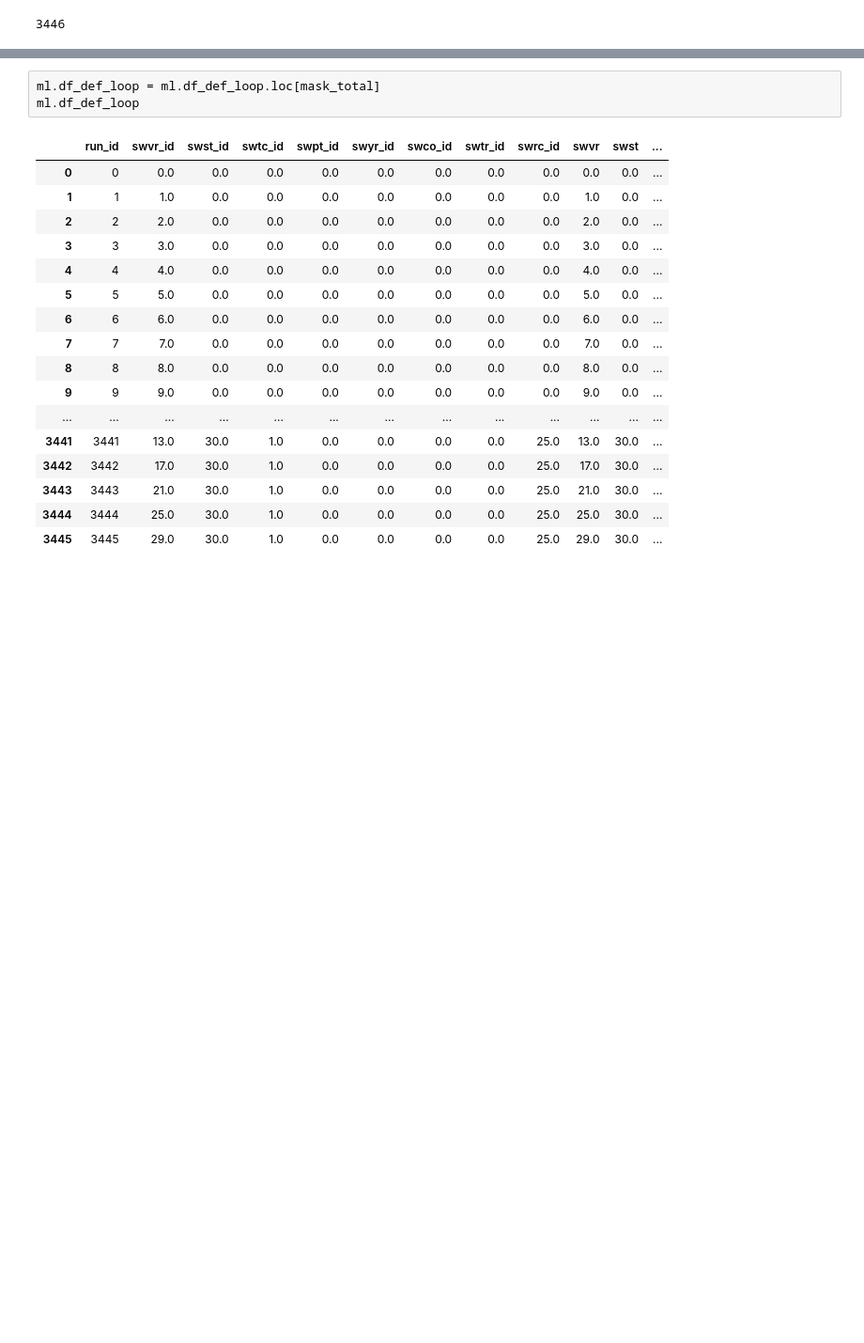
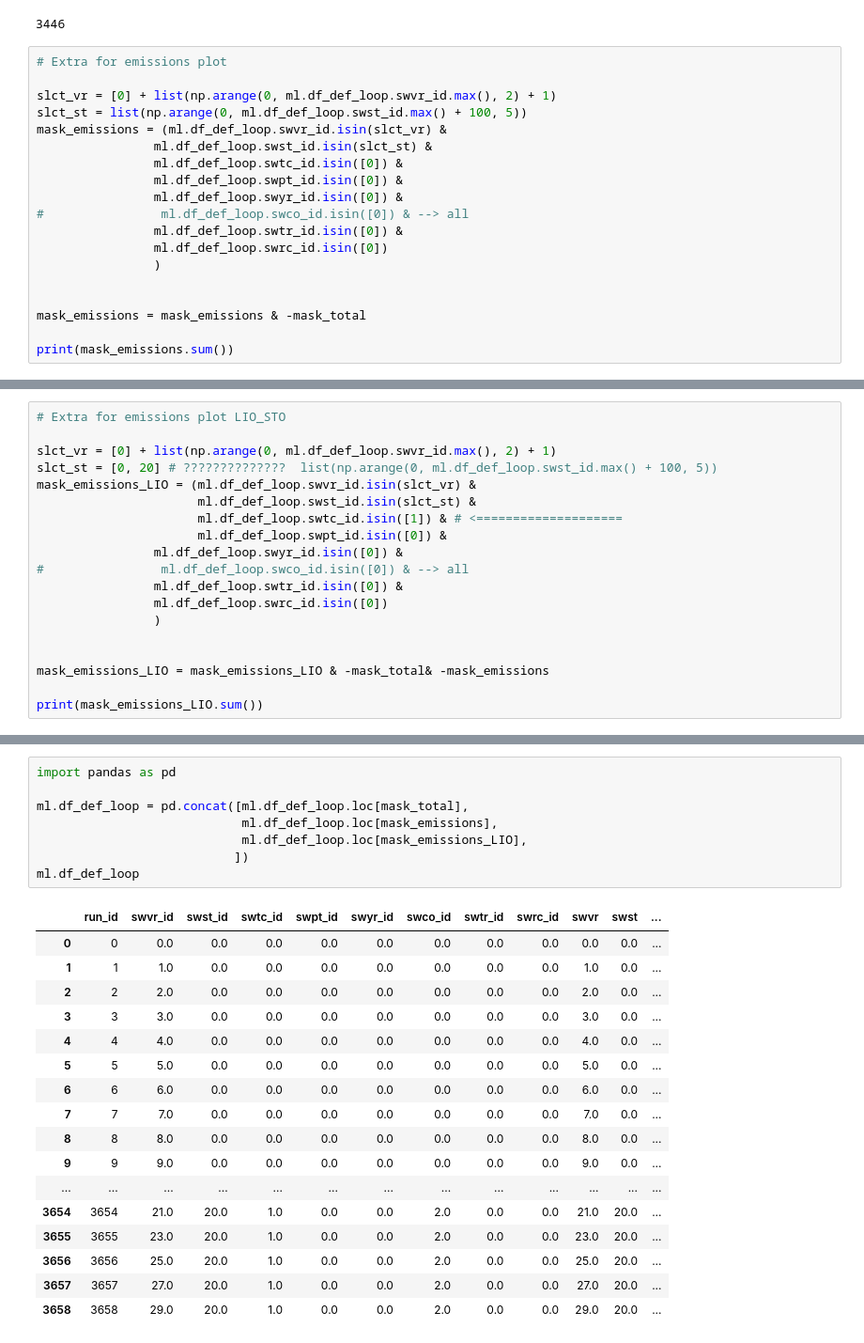
Before and after one commit to mcsoini/grimsel, a Jupyter notebook: call_model.ipynb, the cells around one changed output, grey strips where cells are left out. Shown at 94% size. Cells and saved outputs as stored; diff of their text form; blank space fills up the shorter version.

```diff
--- a/call_model.ipynb
+++ b/call_model.ipynb
@@ -206,3 +206,22 @@ mask_total = mask_base | mask_ramping | mask_years | mask_consec | mask_emission
 print(mask_total.sum())
 # %% [output]
 3446
+# %%
+# Extra for emissions plot
+
+slct_vr = [0] + list(np.arange(0, ml.df_def_loop.swvr_id.max(), 2) + 1)
+slct_st = list(np.arange(0, ml.df_def_loop.swst_id.max() + 100, 5))
+mask_emissions = (ml.df_def_loop.swvr_id.isin(slct_vr) &
+                ml.df_def_loop.swst_id.isin(slct_st) &
+                ml.df_def_loop.swtc_id.isin([0]) &
+                ml.df_def_loop.swpt_id.isin([0]) &
+                ml.df_def_loop.swyr_id.isin([0]) &
+#                ml.df_def_loop.swco_id.isin([0]) & --> all
+                ml.df_def_loop.swtr_id.isin([0]) &
+                ml.df_def_loop.swrc_id.isin([0])
+                )
+
+
+mask_emissions = mask_emissions & -mask_total
+
+print(mask_emissions.sum())
@@ -208,0 +230,19 @@ print(mask_total.sum())
+# %%
+# Extra for emissions plot LIO_STO
+
+slct_vr = [0] + list(np.arange(0, ml.df_def_loop.swvr_id.max(), 2) + 1)
+slct_st = [0, 20] # ??????????????  list(np.arange(0, ml.df_def_loop.swst_id.max() + 100, 5))
+mask_emissions_LIO = (ml.df_def_loop.swvr_id.isin(slct_vr) &
+                      ml.df_def_loop.swst_id.isin(slct_st) &
+                      ml.df_def_loop.swtc_id.isin([1]) & # <====================
+                      ml.df_def_loop.swpt_id.isin([0]) &
+                ml.df_def_loop.swyr_id.isin([0]) &
+#                ml.df_def_loop.swco_id.isin([0]) & --> all
+                ml.df_def_loop.swtr_id.isin([0]) &
+                ml.df_def_loop.swrc_id.isin([0])
+                )
+
+
+mask_emissions_LIO = mask_emissions_LIO & -mask_total& -mask_emissions
+
+print(mask_emissions_LIO.sum())
@@ -209,21 +251,26 @@ print(mask_total.sum())
 # %%
-ml.df_def_loop = ml.df_def_loop.loc[mask_total]
+import pandas as pd
+
+ml.df_def_loop = pd.concat([ml.df_def_loop.loc[mask_total],
+                            ml.df_def_loop.loc[mask_emissions],
+                            ml.df_def_loop.loc[mask_emissions_LIO],
+                           ])
 ml.df_def_loop
 # %% [output]
 |  | run_id | swvr_id | swst_id | swtc_id | swpt_id | swyr_id | swco_id | swtr_id | swrc_id | swvr | swst | ... |
 | 0 | 0 | 0.0 | 0.0 | 0.0 | 0.0 | 0.0 | 0.0 | 0.0 | 0.0 | 0.0 | 0.0 | ... |
 | 1 | 1 | 1.0 | 0.0 | 0.0 | 0.0 | 0.0 | 0.0 | 0.0 | 0.0 | 1.0 | 0.0 | ... |
 | 2 | 2 | 2.0 | 0.0 | 0.0 | 0.0 | 0.0 | 0.0 | 0.0 | 0.0 | 2.0 | 0.0 | ... |
 | 3 | 3 | 3.0 | 0.0 | 0.0 | 0.0 | 0.0 | 0.0 | 0.0 | 0.0 | 3.0 | 0.0 | ... |
 | 4 | 4 | 4.0 | 0.0 | 0.0 | 0.0 | 0.0 | 0.0 | 0.0 | 0.0 | 4.0 | 0.0 | ... |
 | 5 | 5 | 5.0 | 0.0 | 0.0 | 0.0 | 0.0 | 0.0 | 0.0 | 0.0 | 5.0 | 0.0 | ... |
 | 6 | 6 | 6.0 | 0.0 | 0.0 | 0.0 | 0.0 | 0.0 | 0.0 | 0.0 | 6.0 | 0.0 | ... |
 | 7 | 7 | 7.0 | 0.0 | 0.0 | 0.0 | 0.0 | 0.0 | 0.0 | 0.0 | 7.0 | 0.0 | ... |
 | 8 | 8 | 8.0 | 0.0 | 0.0 | 0.0 | 0.0 | 0.0 | 0.0 | 0.0 | 8.0 | 0.0 | ... |
 | 9 | 9 | 9.0 | 0.0 | 0.0 | 0.0 | 0.0 | 0.0 | 0.0 | 0.0 | 9.0 | 0.0 | ... |
 | ... | ... | ... | ... | ... | ... | ... | ... | ... | ... | ... | ... | ... |
-| 3441 | 3441 | 13.0 | 30.0 | 1.0 | 0.0 | 0.0 | 0.0 | 0.0 | 25.0 | 13.0 | 30.0 | ... |
-| 3442 | 3442 | 17.0 | 30.0 | 1.0 | 0.0 | 0.0 | 0.0 | 0.0 | 25.0 | 17.0 | 30.0 | ... |
-| 3443 | 3443 | 21.0 | 30.0 | 1.0 | 0.0 | 0.0 | 0.0 | 0.0 | 25.0 | 21.0 | 30.0 | ... |
-| 3444 | 3444 | 25.0 | 30.0 | 1.0 | 0.0 | 0.0 | 0.0 | 0.0 | 25.0 | 25.0 | 30.0 | ... |
-| 3445 | 3445 | 29.0 | 30.0 | 1.0 | 0.0 | 0.0 | 0.0 | 0.0 | 25.0 | 29.0 | 30.0 | ... |
+| 3654 | 3654 | 21.0 | 20.0 | 1.0 | 0.0 | 0.0 | 2.0 | 0.0 | 0.0 | 21.0 | 20.0 | ... |
+| 3655 | 3655 | 23.0 | 20.0 | 1.0 | 0.0 | 0.0 | 2.0 | 0.0 | 0.0 | 23.0 | 20.0 | ... |
+| 3656 | 3656 | 25.0 | 20.0 | 1.0 | 0.0 | 0.0 | 2.0 | 0.0 | 0.0 | 25.0 | 20.0 | ... |
+| 3657 | 3657 | 27.0 | 20.0 | 1.0 | 0.0 | 0.0 | 2.0 | 0.0 | 0.0 | 27.0 | 20.0 | ... |
+| 3658 | 3658 | 29.0 | 20.0 | 1.0 | 0.0 | 0.0 | 2.0 | 0.0 | 0.0 | 29.0 | 20.0 | ... |
```
Also changed, not shown: parts of 9 cells of this notebook.
